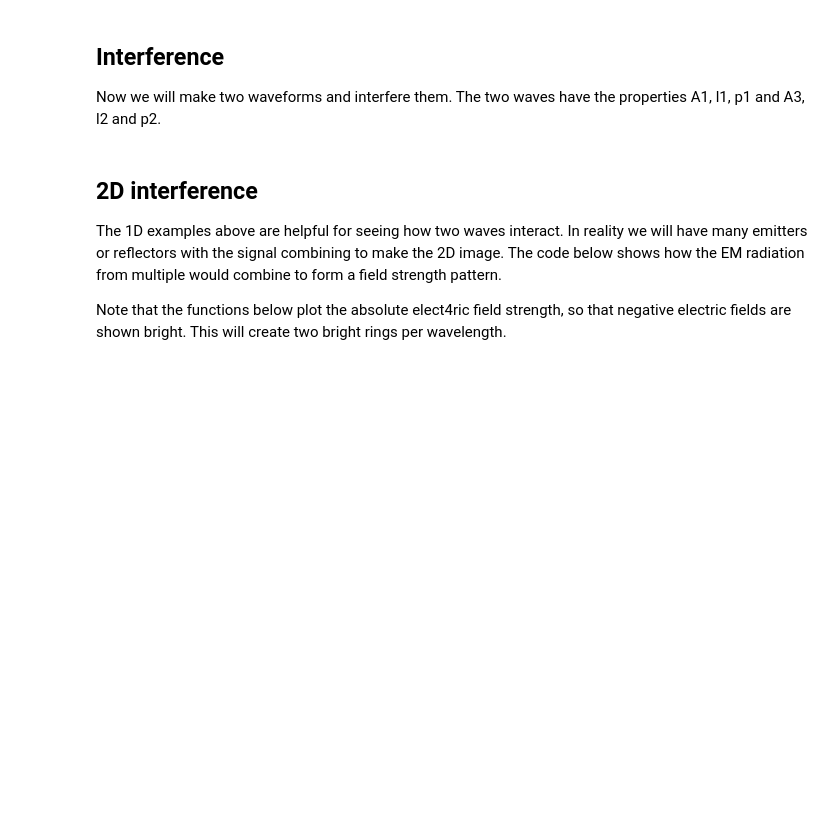
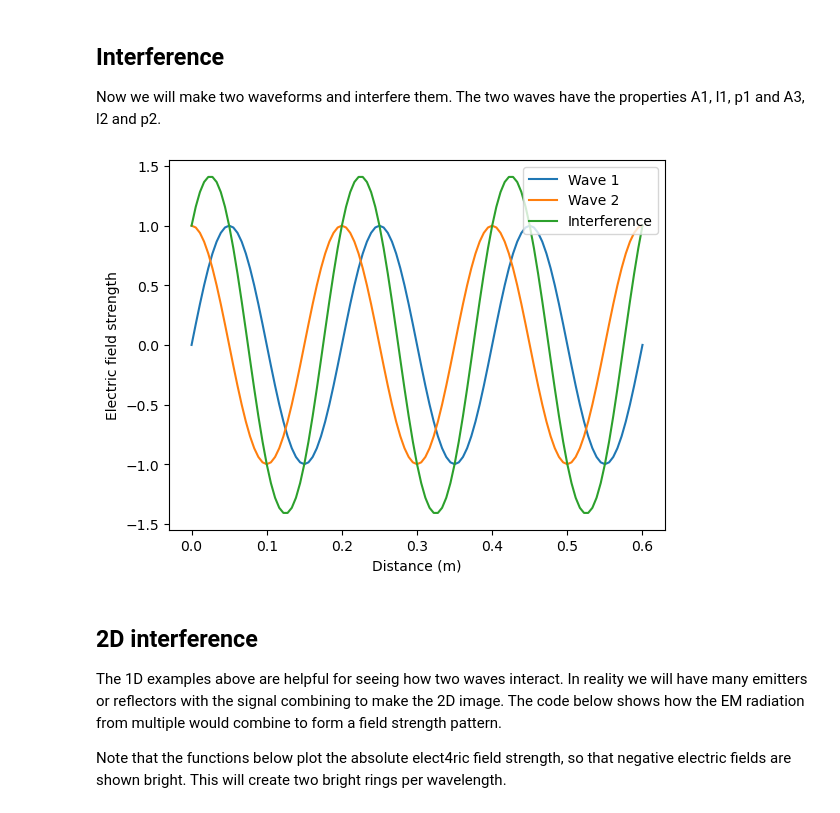
Before and after one commit to edinburgh-university-OOSA/active_sensing, a Jupyter notebook: radar_phase/radar_phase.ipynb, the cells around one changed output. Drawn from its saved outputs; the diff is of its cells as text; code cells hidden in the pictures; blank space fills up the shorter version.

```diff
--- a/radar_phase/radar_phase.ipynb
+++ b/radar_phase/radar_phase.ipynb
@@ -40,34 +42,36 @@ Now we will make two waveforms and interfere them. The two waves have the proper
 # the properties of  wave 1
 A1=1.0   # amplitude
 l1=0.2   # wavelength in metres
 p1=0.0   # phase in degrees
 
 # the properties of  wave 2
 A2=1.0   # amplitude
 l2=0.2   # wavelength in metres
 p2=90.0  # phase in degrees
 
 
 # make the two waves
 x1,y1=makeWave(A1,l1,p1)
 x2,y2=makeWave(A2,l2,p2)
 
 # interfere them
 yI=y1+y2
 
 
 # plot all three
 def plotThreeWaves(x,y1,y2,y3):
   plt.plot(x,y1,label='Wave 1')
   plt.plot(x,y2,label='Wave 2')
   plt.plot(x,y3,label='Interference')
   plt.xlabel("Distance (m)")
   plt.ylabel("Electric field strength")
   plt.legend()
   plt.show()
 
 
-plotThreeWaves(x,y1,y2,yI)
+plotThreeWaves(x1,y1,y2,yI)
+# %% [output]
+[figure, added]
 # %% [markdown]
 ## 2D interference
 
```
Also changed, not shown: parts of 1 cell of this notebook, 12 other files.
